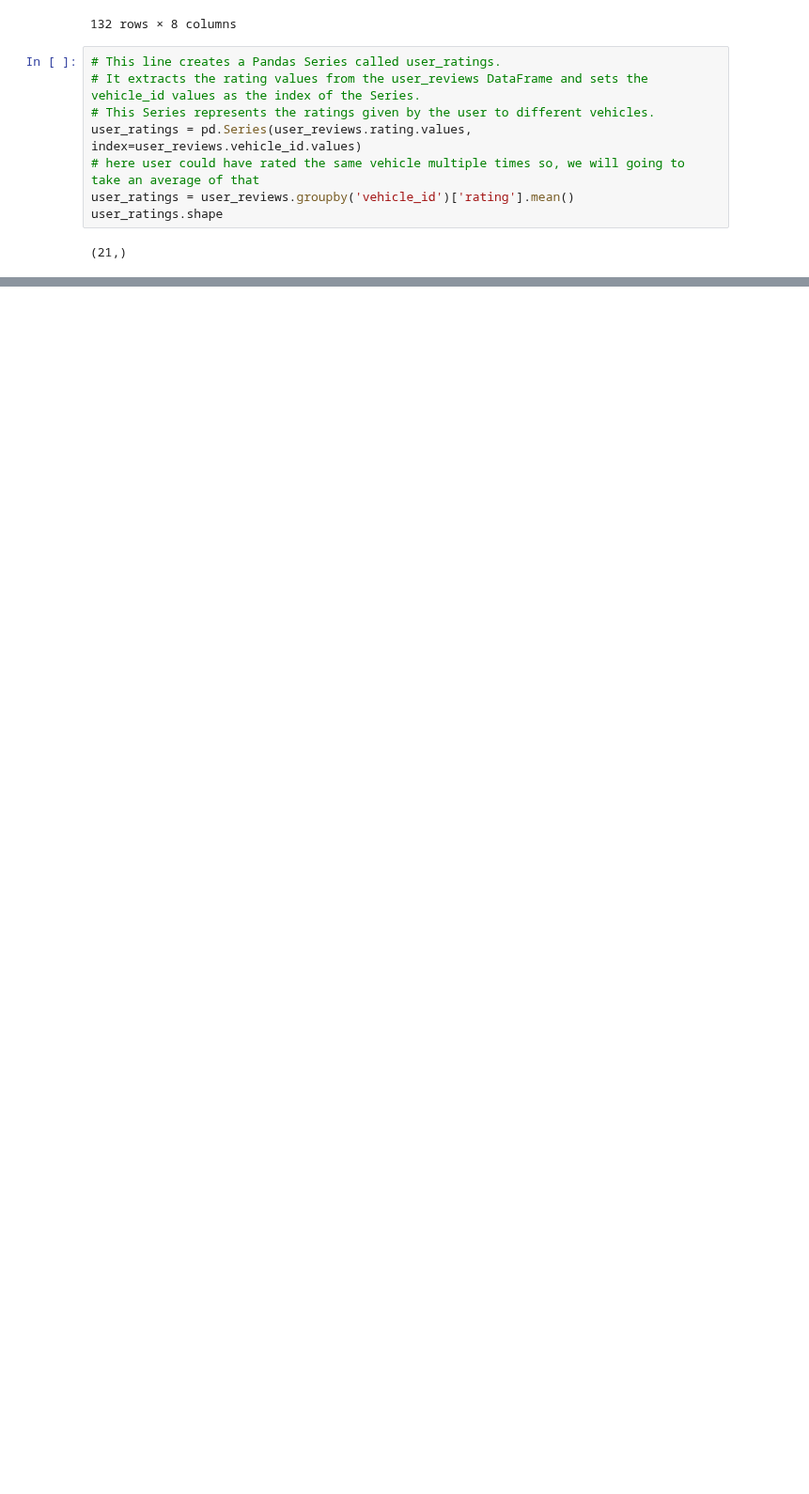
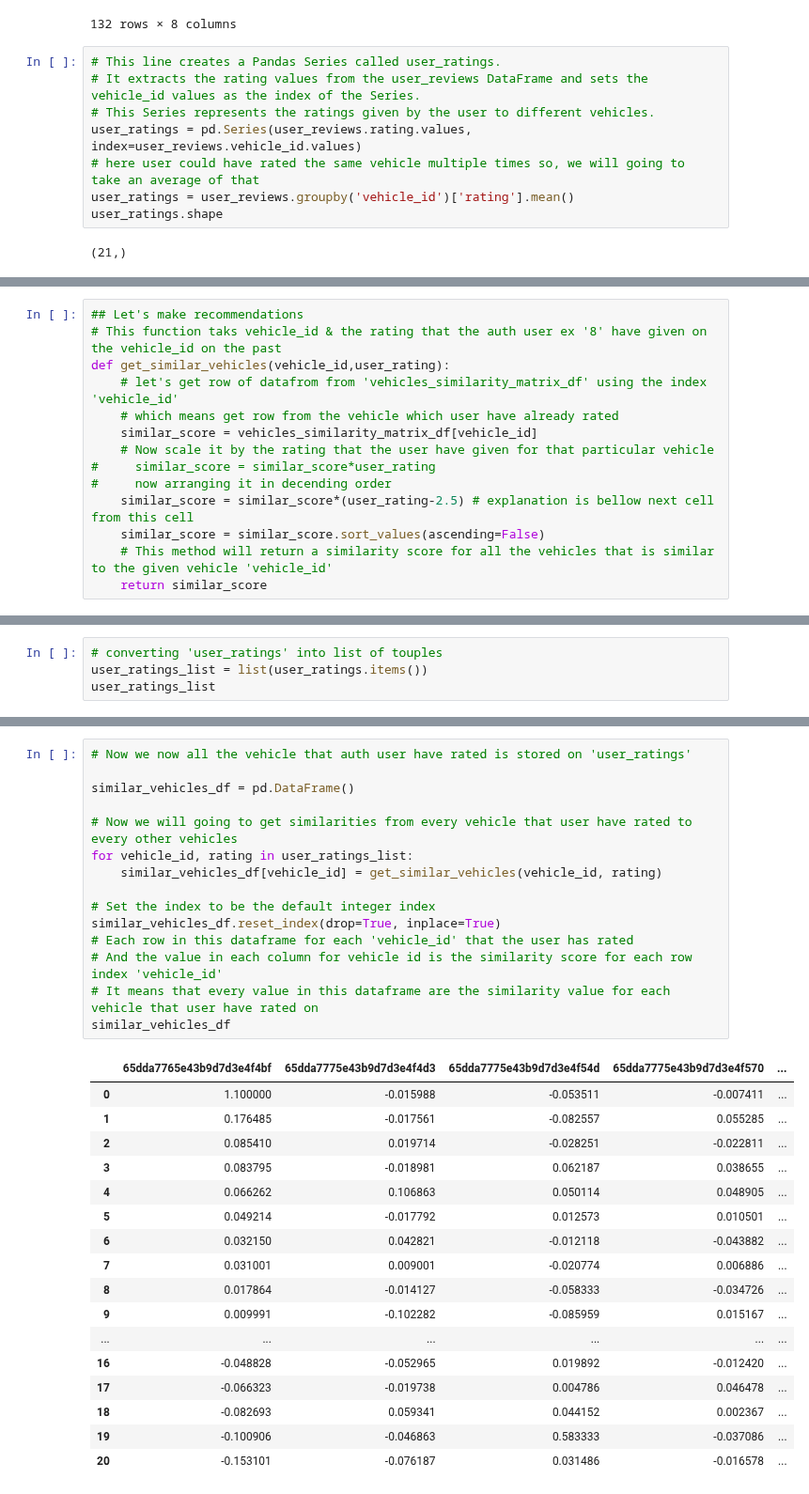
Before and after one commit to roman-ojha/journey, a Jupyter notebook: user-vehicle-service/vehicle_recommendation_system.ipynb, the cells around one changed output, grey strips where cells are left out. Shown at 94% size. Drawn from its saved outputs; the diff is of its cells as text; blank space fills up the shorter version.

```diff
--- a/user-vehicle-service/vehicle_recommendation_system.ipynb
+++ b/user-vehicle-service/vehicle_recommendation_system.ipynb
@@ -304,0 +275,14 @@ def recommend_vehicles(from_location, to_location, departure_at, user_id, data):
+# %%
+## Let's make recommendations
+# This function taks vehicle_id & the rating that the auth user ex '8' have given on the vehicle_id on the past
+def get_similar_vehicles(vehicle_id,user_rating):
+    # let's get row of datafrom from 'vehicles_similarity_matrix_df' using the index 'vehicle_id'
+    # which means get row from the vehicle which user have already rated
+    similar_score = vehicles_similarity_matrix_df[vehicle_id]
+    # Now scale it by the rating that the user have given for that particular vehicle
+#     similar_score = similar_score*user_rating
+#     now arranging it in decending order
+    similar_score = similar_score*(user_rating-2.5) # explanation is bellow next cell from this cell
+    similar_score = similar_score.sort_values(ascending=False)
+    # This method will return a similarity score for all the vehicles that is similar to the given vehicle 'vehicle_id'
+    return similar_score
@@ -304,0 +321,4 @@ def recommend_vehicles(from_location, to_location, departure_at, user_id, data):
+# %%
+# converting 'user_ratings' into list of touples
+user_ratings_list = list(user_ratings.items())
+user_ratings_list
@@ -304,0 +343,33 @@ def recommend_vehicles(from_location, to_location, departure_at, user_id, data):
+# %%
+# Now we now all the vehicle that auth user have rated is stored on 'user_ratings'
+
+similar_vehicles_df = pd.DataFrame()
+
+# Now we will going to get similarities from every vehicle that user have rated to every other vehicles
+for vehicle_id, rating in user_ratings_list:
+    similar_vehicles_df[vehicle_id] = get_similar_vehicles(vehicle_id, rating)
+
+# Set the index to be the default integer index
+similar_vehicles_df.reset_index(drop=True, inplace=True)
+# Each row in this dataframe for each 'vehicle_id' that the user has rated
+# And the value in each column for vehicle id is the similarity score for each row index 'vehicle_id'
+# It means that every value in this dataframe are the similarity value for each vehicle that user have rated on
+similar_vehicles_df
+# %% [output]
+|  | 65dda7765e43b9d7d3e4f4bf | 65dda7775e43b9d7d3e4f4d3 | 65dda7775e43b9d7d3e4f54d | 65dda7775e43b9d7d3e4f570 | ... |
+| 0 | 1.100000 | -0.015988 | -0.053511 | -0.007411 | ... |
+| 1 | 0.176485 | -0.017561 | -0.082557 | 0.055285 | ... |
+| 2 | 0.085410 | 0.019714 | -0.028251 | -0.022811 | ... |
+| 3 | 0.083795 | -0.018981 | 0.062187 | 0.038655 | ... |
+| 4 | 0.066262 | 0.106863 | 0.050114 | 0.048905 | ... |
+| 5 | 0.049214 | -0.017792 | 0.012573 | 0.010501 | ... |
+| 6 | 0.032150 | 0.042821 | -0.012118 | -0.043882 | ... |
+| 7 | 0.031001 | 0.009001 | -0.020774 | 0.006886 | ... |
+| 8 | 0.017864 | -0.014127 | -0.058333 | -0.034726 | ... |
+| 9 | 0.009991 | -0.102282 | -0.085959 | 0.015167 | ... |
+| ... | ... | ... | ... | ... | ... |
+| 16 | -0.048828 | -0.052965 | 0.019892 | -0.012420 | ... |
+| 17 | -0.066323 | -0.019738 | 0.004786 | 0.046478 | ... |
+| 18 | -0.082693 | 0.059341 | 0.044152 | 0.002367 | ... |
+| 19 | -0.100906 | -0.046863 | 0.583333 | -0.037086 | ... |
+| 20 | -0.153101 | -0.076187 | 0.031486 | -0.016578 | ... |
```
Also changed, not shown: parts of 23 cells of this notebook, 1 other file.
